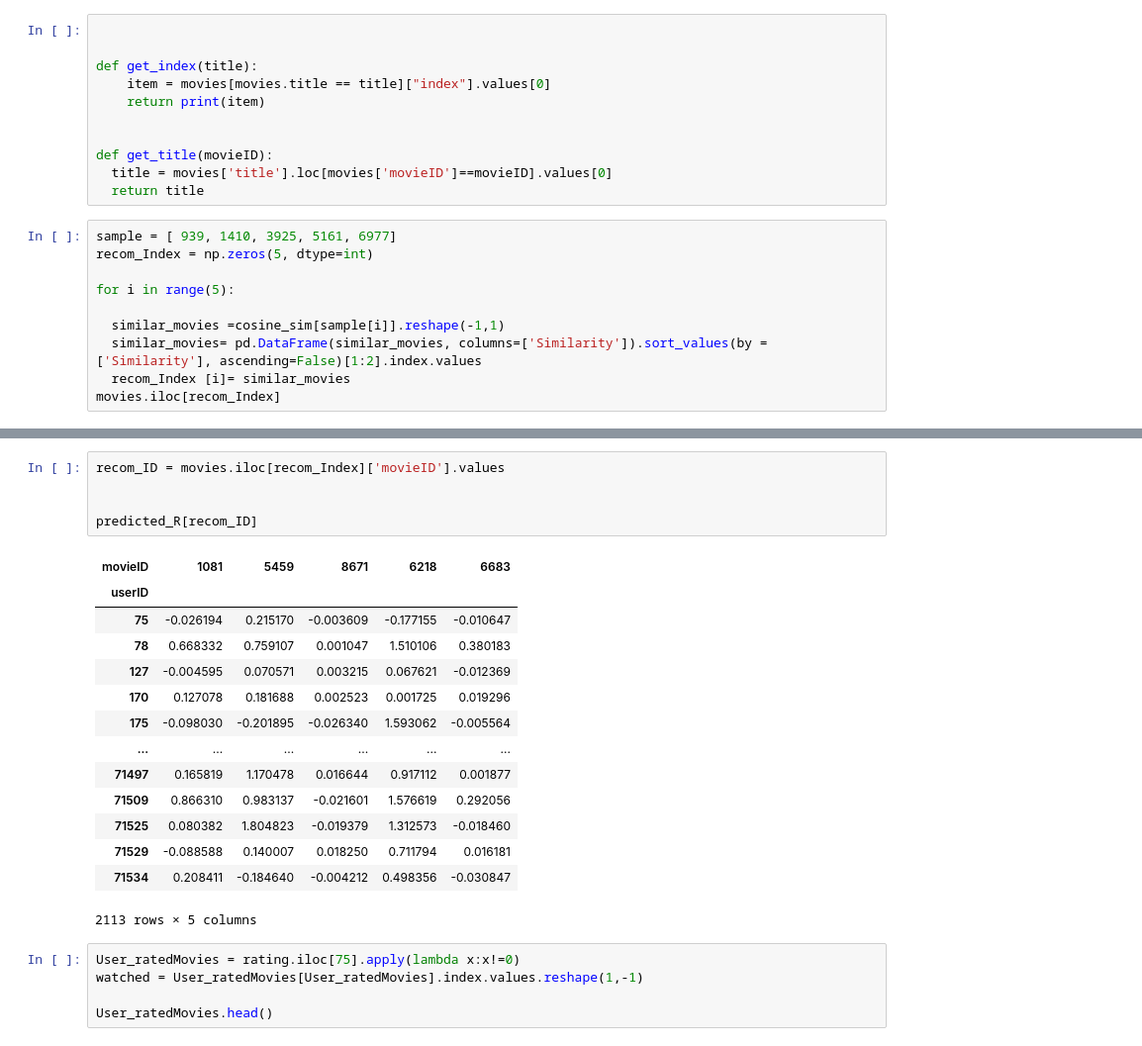
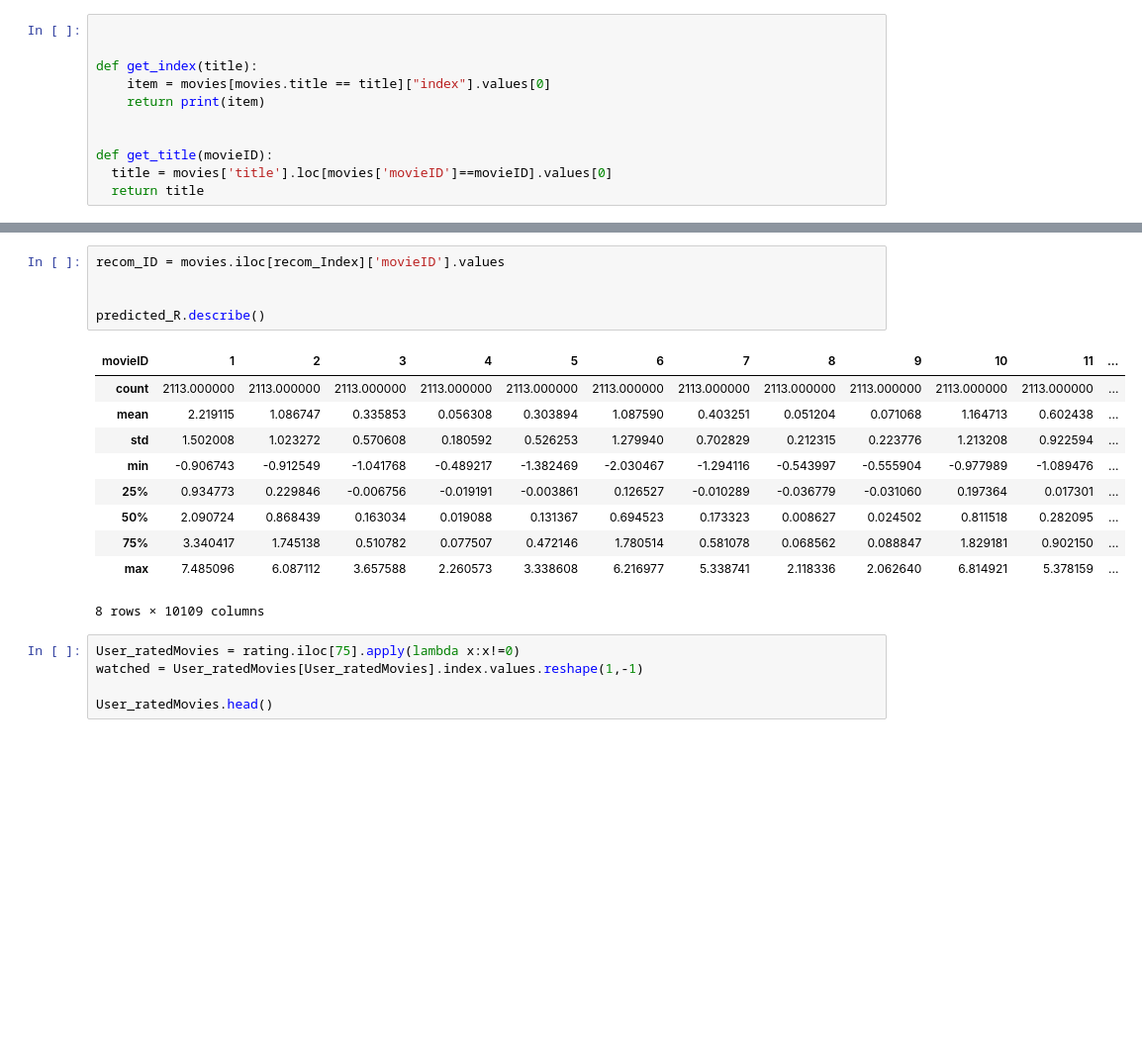
Before and after one commit to IsuruMahakumara/MovieRecommender, a Jupyter notebook: Recommender.ipynb, the cells around one changed output, grey strips where cells are left out. Shown: that part at 99% size. Drawn from its saved outputs; the diff is of its cells as text; blank space fills up the shorter version.

```diff
--- a/Recommender.ipynb
+++ b/Recommender.ipynb
@@ -204,13 +202,3 @@ def get_index(title):
 def get_title(movieID):
   title = movies['title'].loc[movies['movieID']==movieID].values[0]
   return title
-# %%
-sample = [ 939, 1410, 3925, 5161, 6977]
-recom_Index = np.zeros(5, dtype=int)
-
-for i in range(5):
-
-  similar_movies =cosine_sim[sample[i]].reshape(-1,1)
-  similar_movies= pd.DataFrame(similar_movies, columns=['Similarity']).sort_values(by =['Similarity'], ascending=False)[1:2].index.values
-  recom_Index [i]= similar_movies
-movies.iloc[recom_Index]
@@ -224,23 +205,19 @@ movies.iloc[recom_Index]
 # %%
 recom_ID = movies.iloc[recom_Index]['movieID'].values
 
 
-predicted_R[recom_ID]
+predicted_R.describe()
 # %% [output]
-| movieID | 1081 | 5459 | 8671 | 6218 | 6683 |
-| userID |  |  |  |  |  |
-| 75 | -0.026194 | 0.215170 | -0.003609 | -0.177155 | -0.010647 |
-| 78 | 0.668332 | 0.759107 | 0.001047 | 1.510106 | 0.380183 |
-| 127 | -0.004595 | 0.070571 | 0.003215 | 0.067621 | -0.012369 |
-| 170 | 0.127078 | 0.181688 | 0.002523 | 0.001725 | 0.019296 |
-| 175 | -0.098030 | -0.201895 | -0.026340 | 1.593062 | -0.005564 |
-| ... | ... | ... | ... | ... | ... |
-| 71497 | 0.165819 | 1.170478 | 0.016644 | 0.917112 | 0.001877 |
-| 71509 | 0.866310 | 0.983137 | -0.021601 | 1.576619 | 0.292056 |
-| 71525 | 0.080382 | 1.804823 | -0.019379 | 1.312573 | -0.018460 |
-| 71529 | -0.088588 | 0.140007 | 0.018250 | 0.711794 | 0.016181 |
-| 71534 | 0.208411 | -0.184640 | -0.004212 | 0.498356 | -0.030847 |
+| movieID | 1 | 2 | 3 | 4 | 5 | 6 | 7 | 8 | 9 | 10 | 11 | ... |
+| count | 2113.000000 | 2113.000000 | 2113.000000 | 2113.000000 | 2113.000000 | 2113.000000 | 2113.000000 | 2113.000000 | 2113.000000 | 2113.000000 | 2113.000000 | ... |
+| mean | 2.219115 | 1.086747 | 0.335853 | 0.056308 | 0.303894 | 1.087590 | 0.403251 | 0.051204 | 0.071068 | 1.164713 | 0.602438 | ... |
+| std | 1.502008 | 1.023272 | 0.570608 | 0.180592 | 0.526253 | 1.279940 | 0.702829 | 0.212315 | 0.223776 | 1.213208 | 0.922594 | ... |
+| min | -0.906743 | -0.912549 | -1.041768 | -0.489217 | -1.382469 | -2.030467 | -1.294116 | -0.543997 | -0.555904 | -0.977989 | -1.089476 | ... |
+| 25% | 0.934773 | 0.229846 | -0.006756 | -0.019191 | -0.003861 | 0.126527 | -0.010289 | -0.036779 | -0.031060 | 0.197364 | 0.017301 | ... |
+| 50% | 2.090724 | 0.868439 | 0.163034 | 0.019088 | 0.131367 | 0.694523 | 0.173323 | 0.008627 | 0.024502 | 0.811518 | 0.282095 | ... |
+| 75% | 3.340417 | 1.745138 | 0.510782 | 0.077507 | 0.472146 | 1.780514 | 0.581078 | 0.068562 | 0.088847 | 1.829181 | 0.902150 | ... |
+| max | 7.485096 | 6.087112 | 3.657588 | 2.260573 | 3.338608 | 6.216977 | 5.338741 | 2.118336 | 2.062640 | 6.814921 | 5.378159 | ... |
-2113 rows × 5 columns
+8 rows × 10109 columns
 # %%
 User_ratedMovies = rating.iloc[75].apply(lambda x:x!=0)
 watched = User_ratedMovies[User_ratedMovies].index.values.reshape(1,-1)
```
Also changed, not shown: parts of 20 cells of this notebook.
